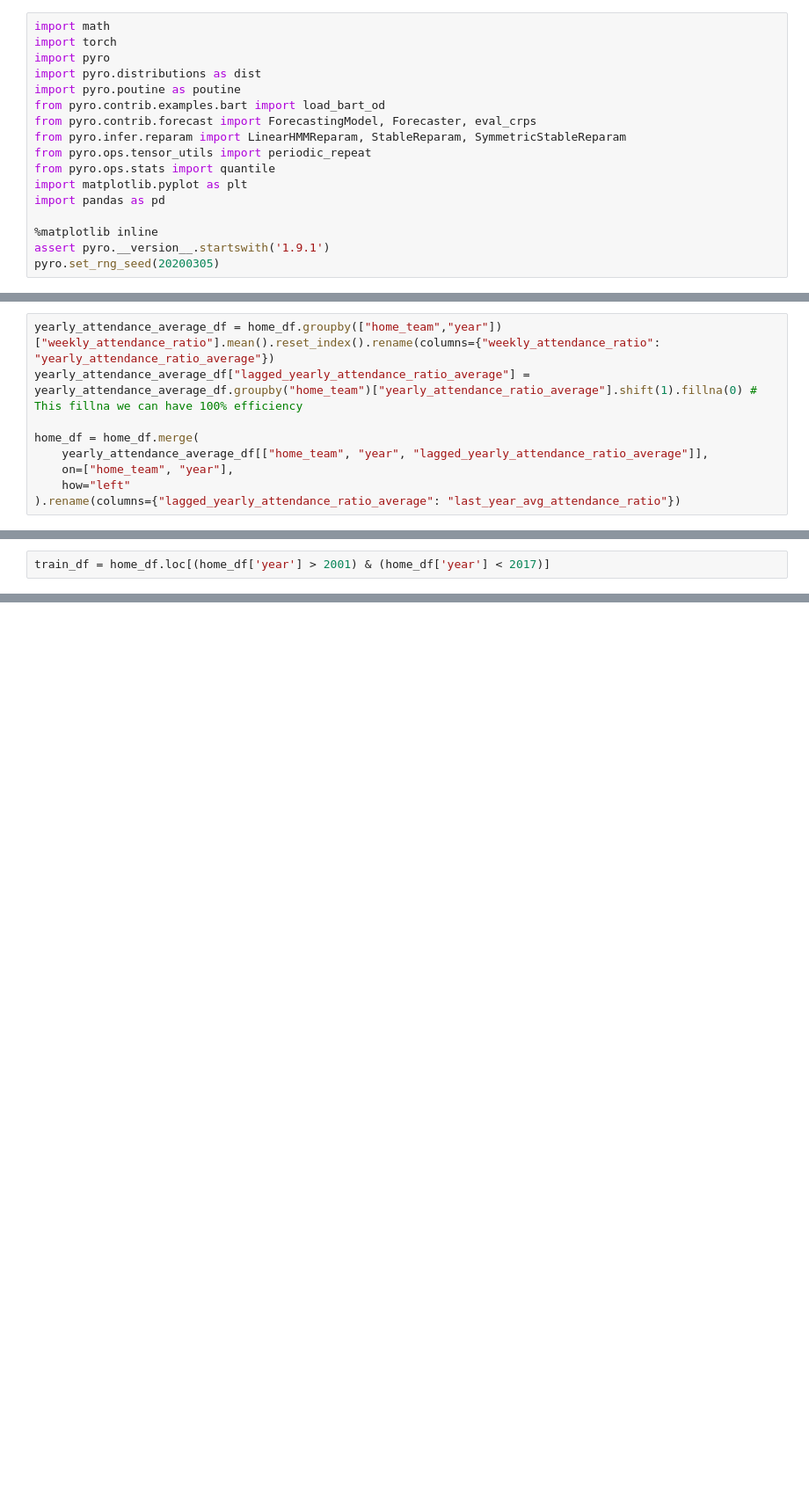
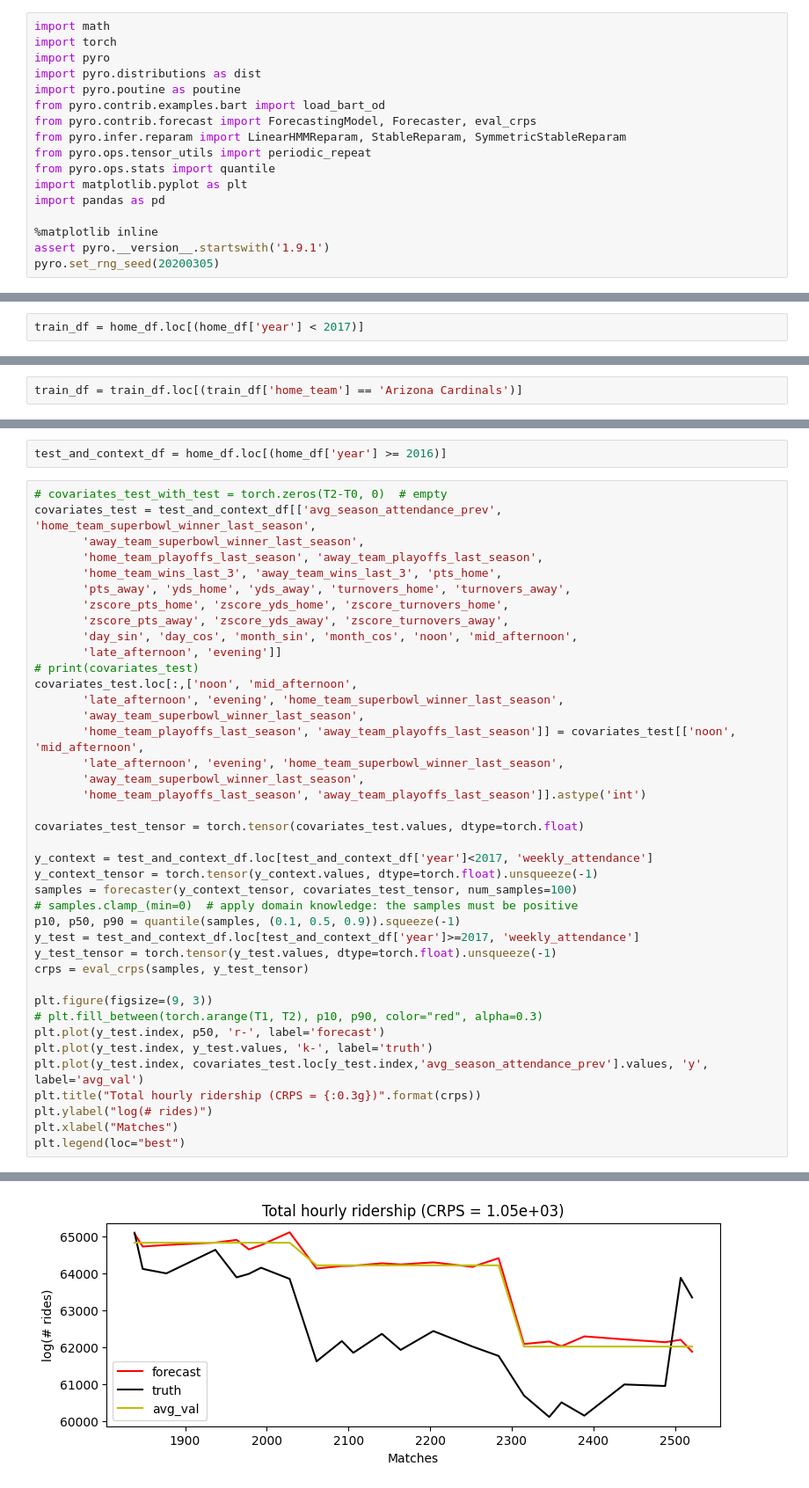
Before and after one commit to Qingwen-Zeng/Model-Based-Machine-Learning-Project, a Jupyter notebook: notebooks/state-space-model.ipynb, the cells around one changed output, grey strips where cells are left out. Shown: that part at 88% size. Drawn from its saved outputs; the diff is of its cells as text; blank space fills up the shorter version.

```diff
--- a/notebooks/state-space-model.ipynb
+++ b/notebooks/state-space-model.ipynb
@@ -38,9 +39,0 @@ home_df
-# %%
-yearly_attendance_average_df = home_df.groupby(["home_team","year"])["weekly_attendance_ratio"].mean().reset_index().rename(columns={"weekly_attendance_ratio": "yearly_attendance_ratio_average"})
-yearly_attendance_average_df["lagged_yearly_attendance_ratio_average"] = yearly_attendance_average_df.groupby("home_team")["yearly_attendance_ratio_average"].shift(1).fillna(0) # This fillna we can have 100% efficiency
-
-home_df = home_df.merge(
-    yearly_attendance_average_df[["home_team", "year", "lagged_yearly_attendance_ratio_average"]],
-    on=["home_team", "year"],
-    how="left"
-).rename(columns={"lagged_yearly_attendance_ratio_average": "last_year_avg_attendance_ratio"})
@@ -63,2 +54,2 @@ home_df
 # %%
-train_df = home_df.loc[(home_df['year'] > 2001) & (home_df['year'] < 2017)]
+train_df = home_df.loc[(home_df['year'] < 2017)]
@@ -64,0 +167,2 @@ train_df = home_df.loc[(home_df['year'] > 2001) & (home_df['year'] < 2017)]
+# %%
+train_df = train_df.loc[(train_df['home_team'] == 'Arizona Cardinals')]
@@ -64,0 +299,43 @@ train_df = home_df.loc[(home_df['year'] > 2001) & (home_df['year'] < 2017)]
+# %%
+test_and_context_df = home_df.loc[(home_df['year'] >= 2016)]
+# %%
+# covariates_test_with_test = torch.zeros(T2-T0, 0)  # empty
+covariates_test = test_and_context_df[['avg_season_attendance_prev', 'home_team_superbowl_winner_last_season',
+       'away_team_superbowl_winner_last_season',
+       'home_team_playoffs_last_season', 'away_team_playoffs_last_season',
+       'home_team_wins_last_3', 'away_team_wins_last_3', 'pts_home',
+       'pts_away', 'yds_home', 'yds_away', 'turnovers_home', 'turnovers_away',
+       'zscore_pts_home', 'zscore_yds_home', 'zscore_turnovers_home',
+       'zscore_pts_away', 'zscore_yds_away', 'zscore_turnovers_away',
+       'day_sin', 'day_cos', 'month_sin', 'month_cos', 'noon', 'mid_afternoon',
+       'late_afternoon', 'evening']]
+# print(covariates_test)
+covariates_test.loc[:,['noon', 'mid_afternoon',
+       'late_afternoon', 'evening', 'home_team_superbowl_winner_last_season',
+       'away_team_superbowl_winner_last_season',
+       'home_team_playoffs_last_season', 'away_team_playoffs_last_season']] = covariates_test[['noon', 'mid_afternoon',
+       'late_afternoon', 'evening', 'home_team_superbowl_winner_last_season',
+       'away_team_superbowl_winner_last_season',
+       'home_team_playoffs_last_season', 'away_team_playoffs_last_season']].astype('int')
+
+covariates_test_tensor = torch.tensor(covariates_test.values, dtype=torch.float)
+
+y_context = test_and_context_df.loc[test_and_context_df['year']<2017, 'weekly_attendance']
+y_context_tensor = torch.tensor(y_context.values, dtype=torch.float).unsqueeze(-1)
+samples = forecaster(y_context_tensor, covariates_test_tensor, num_samples=100)
+# samples.clamp_(min=0)  # apply domain knowledge: the samples must be positive
+p10, p50, p90 = quantile(samples, (0.1, 0.5, 0.9)).squeeze(-1)
+y_test = test_and_context_df.loc[test_and_context_df['year']>=2017, 'weekly_attendance']
+y_test_tensor = torch.tensor(y_test.values, dtype=torch.float).unsqueeze(-1)
+crps = eval_crps(samples, y_test_tensor)
+
+plt.figure(figsize=(9, 3))
+# plt.fill_between(torch.arange(T1, T2), p10, p90, color="red", alpha=0.3)
+plt.plot(y_test.index, p50, 'r-', label='forecast')
+plt.plot(y_test.index, y_test.values, 'k-', label='truth')
+plt.plot(y_test.index, covariates_test.loc[y_test.index,'avg_season_attendance_prev'].values, 'y', label='avg_val')
+plt.title("Total hourly ridership (CRPS = {:0.3g})".format(crps))
+plt.ylabel("log(# rides)")
+plt.xlabel("Matches")
+plt.legend(loc="best")
+# %% [output]
@@ -64,0 +356 @@ train_df = home_df.loc[(home_df['year'] > 2001) & (home_df['year'] < 2017)]
+[figure, added]
```
Also changed, not shown: parts of 19 cells of this notebook, 2 other files.
